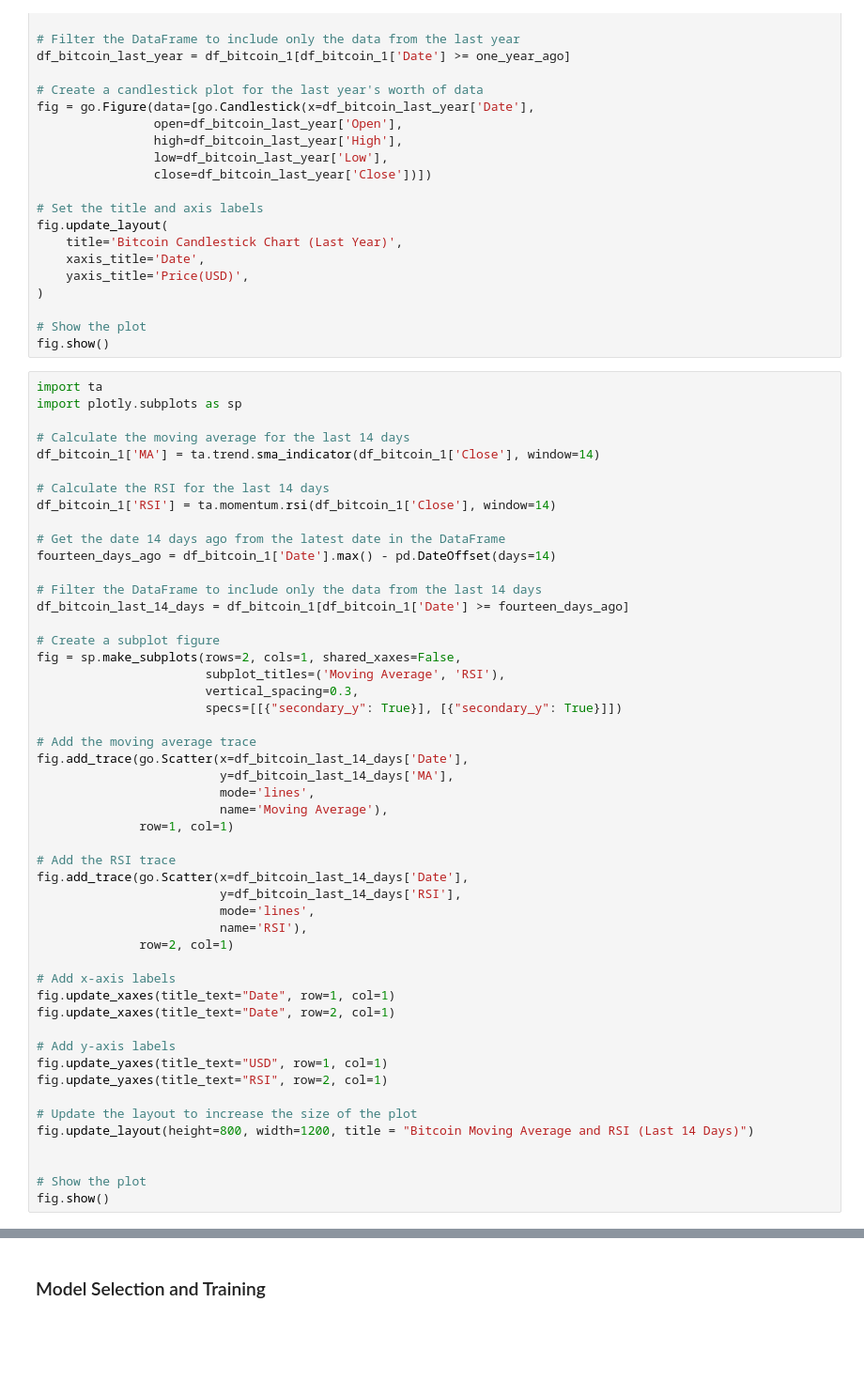
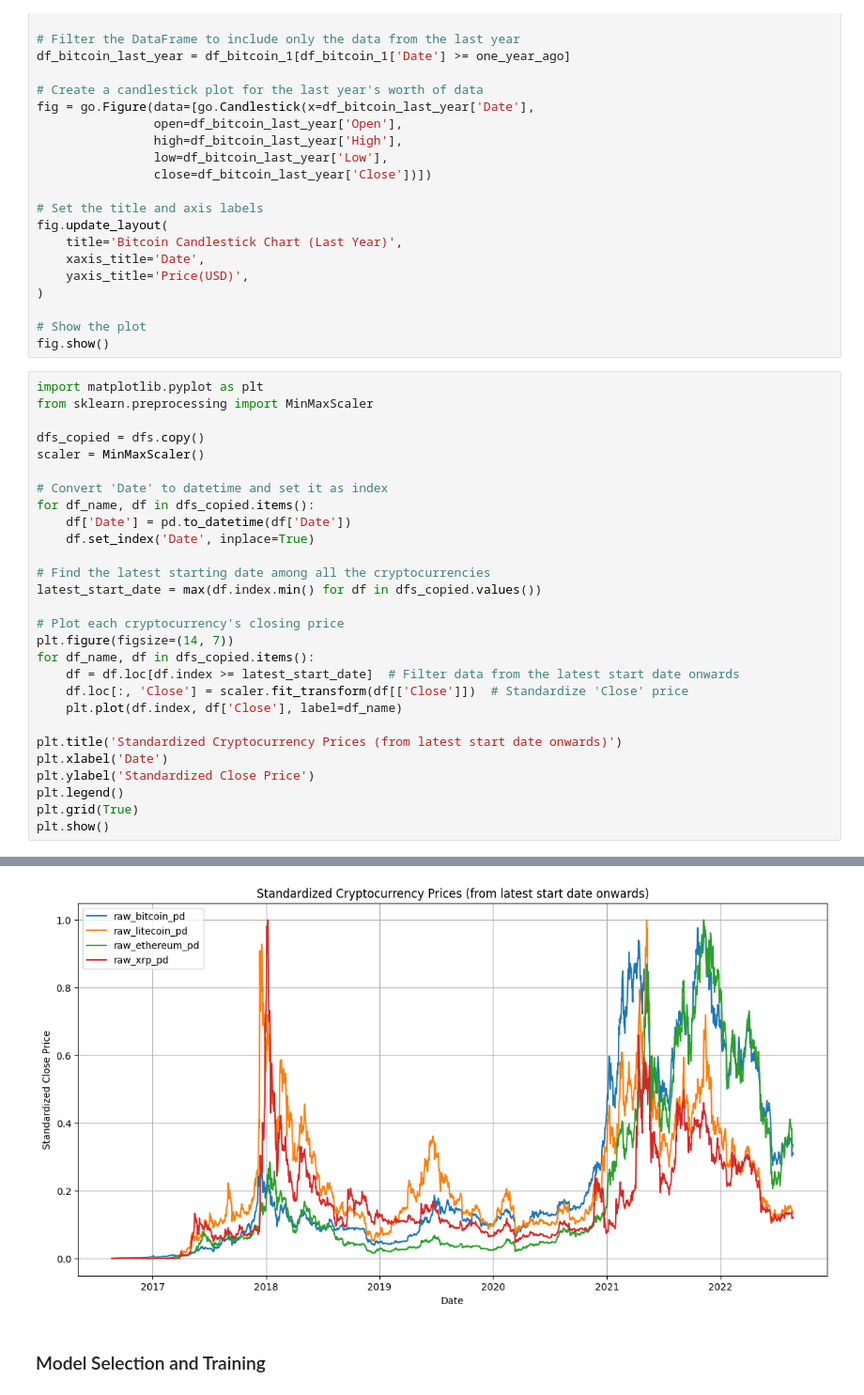
Before and after one commit to ASherjil/Cryptocurrency-Price-Prediction, a Jupyter notebook: CW2_B820928.ipynb, the cells around one changed output, grey strips where cells are left out. Shown at 94% size. Cells and saved outputs as stored; diff of their text form; blank space fills up the shorter version.

```diff
--- a/CW2_B820928.ipynb
+++ b/CW2_B820928.ipynb
@@ -144,53 +144,32 @@ fig.update_layout(
 
 # Show the plot
 fig.show()
-# %%
-import ta
-import plotly.subplots as sp
-
-# Calculate the moving average for the last 14 days
-df_bitcoin_1['MA'] = ta.trend.sma_indicator(df_bitcoin_1['Close'], window=14)
-
-# Calculate the RSI for the last 14 days
-df_bitcoin_1['RSI'] = ta.momentum.rsi(df_bitcoin_1['Close'], window=14)
-
-# Get the date 14 days ago from the latest date in the DataFrame
-fourteen_days_ago = df_bitcoin_1['Date'].max() - pd.DateOffset(days=14)
-
-# Filter the DataFrame to include only the data from the last 14 days
-df_bitcoin_last_14_days = df_bitcoin_1[df_bitcoin_1['Date'] >= fourteen_days_ago]
-
-# Create a subplot figure
-fig = sp.make_subplots(rows=2, cols=1, shared_xaxes=False,
-                       subplot_titles=('Moving Average', 'RSI'),
-                       vertical_spacing=0.3,
-                       specs=[[{"secondary_y": True}], [{"secondary_y": True}]])
-
-# Add the moving average trace
-fig.add_trace(go.Scatter(x=df_bitcoin_last_14_days['Date'],
-                         y=df_bitcoin_last_14_days['MA'],
-                         mode='lines',
-                         name='Moving Average'),
-              row=1, col=1)
-
-# Add the RSI trace
-fig.add_trace(go.Scatter(x=df_bitcoin_last_14_days['Date'],
-                         y=df_bitcoin_last_14_days['RSI'],
-                         mode='lines',
-                         name='RSI'),
-              row=2, col=1)
-
-# Add x-axis labels
-fig.update_xaxes(title_text="Date", row=1, col=1)
-fig.update_xaxes(title_text="Date", row=2, col=1)
-
-# Add y-axis labels
-fig.update_yaxes(title_text="USD", row=1, col=1)
-fig.update_yaxes(title_text="RSI", row=2, col=1)
-
-# Update the layout to increase the size of the plot
-fig.update_layout(height=800, width=1200, title = "Bitcoin Moving Average and RSI (Last 14 Days)")
-
-
-# Show the plot
-fig.show()
+# %%
+import matplotlib.pyplot as plt
+from sklearn.preprocessing import MinMaxScaler
+
+dfs_copied = dfs.copy()
+scaler = MinMaxScaler()
+
+# Convert 'Date' to datetime and set it as index
+for df_name, df in dfs_copied.items():
+    df['Date'] = pd.to_datetime(df['Date'])
+    df.set_index('Date', inplace=True)
+
+# Find the latest starting date among all the cryptocurrencies
+latest_start_date = max(df.index.min() for df in dfs_copied.values())
+
+# Plot each cryptocurrency's closing price
+plt.figure(figsize=(14, 7))
+for df_name, df in dfs_copied.items():
+    df = df.loc[df.index >= latest_start_date]  # Filter data from the latest start date onwards
+    df.loc[:, 'Close'] = scaler.fit_transform(df[['Close']])  # Standardize 'Close' price
+    plt.plot(df.index, df['Close'], label=df_name)
+
+plt.title('Standardized Cryptocurrency Prices (from latest start date onwards)')
+plt.xlabel('Date')
+plt.ylabel('Standardized Close Price')
+plt.legend()
+plt.grid(True)
+plt.show()
+# %% [output]
@@ -197,2 +194,3 @@ fig.show()
+[figure, added]
 # %% [markdown]
 ### Model Selection and Training
```
Also changed, not shown: parts of 17 cells of this notebook, 3 other files.
